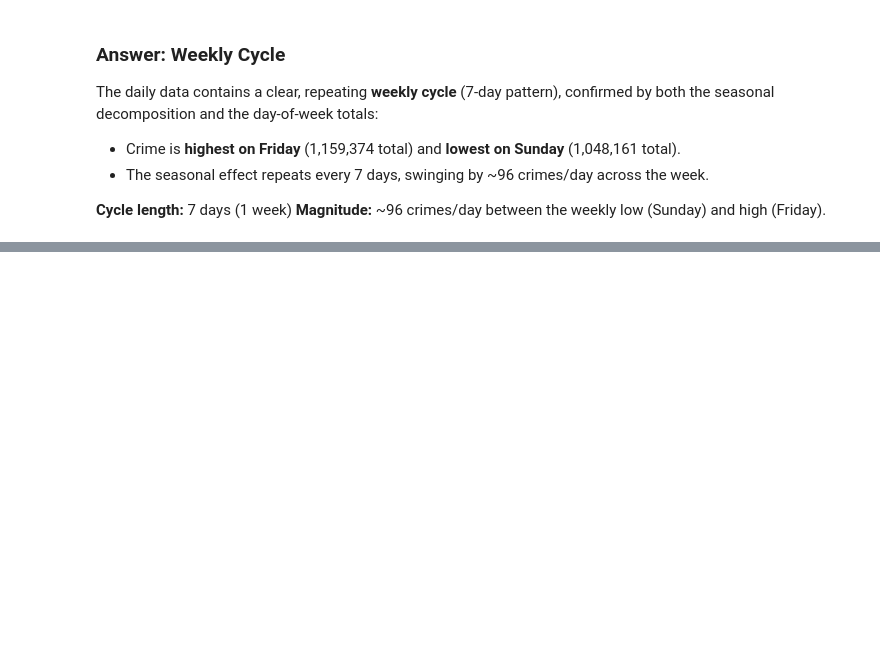
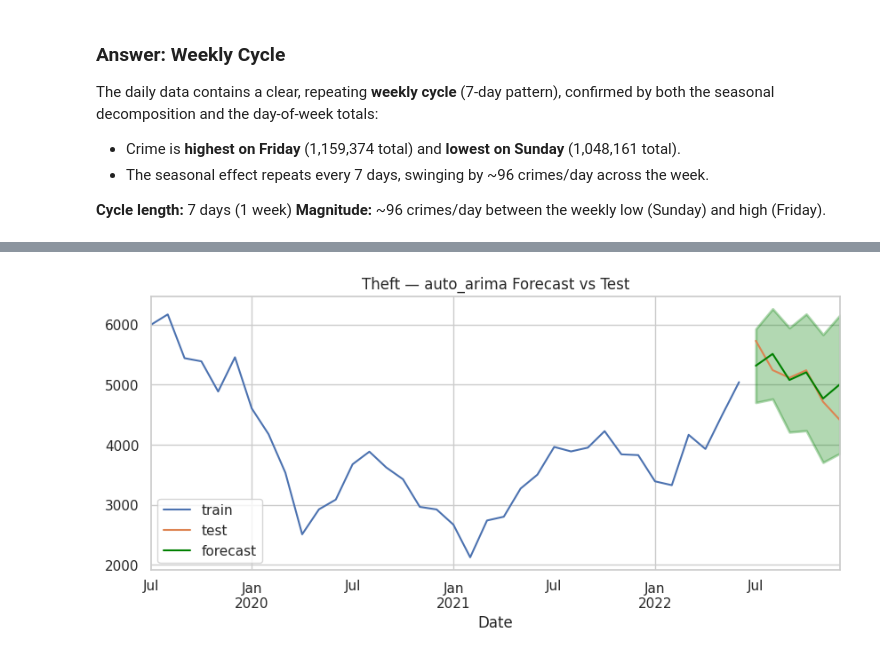
Before and after one commit to Hala-sala7/chicago-crime-analysis, a Jupyter notebook: Project3.ipynb, the cells around one changed output, grey strips where cells are left out. Saved outputs shown, nothing was run; the diff lists cells and outputs as text; code cells hidden in the pictures; blank space fills up the shorter version.

```diff
--- a/Project3.ipynb
+++ b/Project3.ipynb
@@ -583,0 +986,10 @@ confirmed by both the seasonal decomposition and the day-of-week totals:
+# %%
+auto_model = pm.auto_arima(train,
+                           seasonal=True, m=12,
+                           d=1, D=1,
+                           trace=True,
+                           error_action='ignore',
+                           suppress_warnings=True,
+                           stepwise=True)
+
+print(auto_model.summary())
@@ -583,0 +1025,14 @@ confirmed by both the seasonal decomposition and the day-of-week totals:
+# %%
+auto_fc, auto_ci = auto_model.predict(n_periods=len(test), return_conf_int=True)
+
+auto_forecast_df = pd.DataFrame({
+    'mean': auto_fc,
+    'mean_ci_lower': auto_ci[:, 0],
+    'mean_ci_upper': auto_ci[:, 1]
+}, index=test.index)
+
+plot_forecast(train, test, auto_forecast_df, n_train_lags=36,
+              title='Theft — auto_arima Forecast vs Test')
+plt.show()
+# %% [output]
+[figure, added]
```
Also changed, not shown: parts of 85 cells of this notebook.
